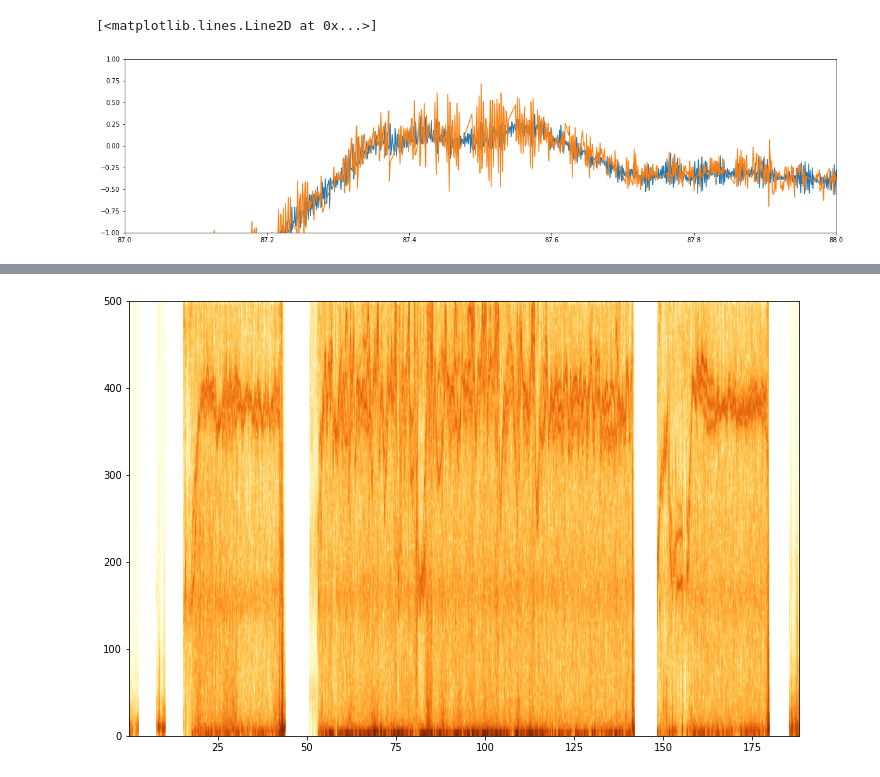
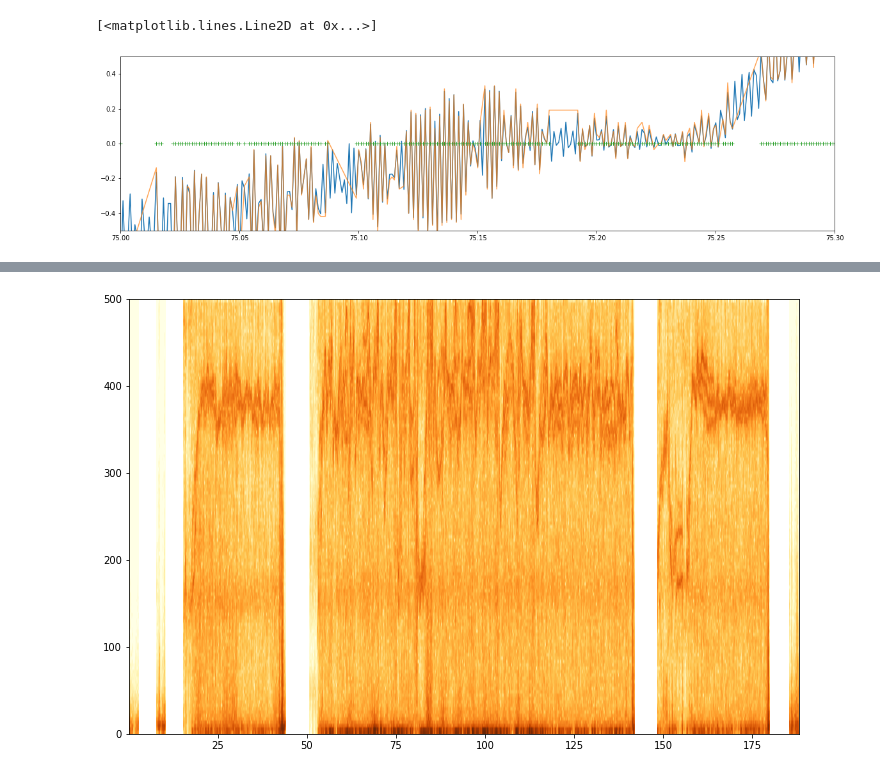
Before and after one commit to VladimirP1/firefly-resampler, a Jupyter notebook: interp_fft_reg.ipynb, the cells around one changed output, grey strips where cells are left out. Saved outputs shown, nothing was run; the diff lists cells and outputs as text; code cells hidden in the pictures.

```diff
--- a/interp_fft_reg.ipynb
+++ b/interp_fft_reg.ipynb
@@ -22,5 +18,5 @@ def read_rc(path):
   ts,xs,ys,zs = data.values[:,[0,1,2,3]].T
   return np.vstack((ts/1e3, zs*gyroscale, xs*gyroscale, -ys*gyroscale)).astype(np.float64)
 # %%
-hawk_data = read_hawk('hawk.csv')
-rc_data = read_rc('rc.csv')
+hawk_data = read_hawk('../hawk.csv')
+rc_data = read_rc('../rc.csv')
@@ -58,10 +121,10 @@ hawk_shift = shift_data(rc_data, hawk_data)
 # %%
 plt.figure(figsize=(20,5))
-plt.xlim(87.000,88.000)
-plt.ylim(-1,1)
-
-plt.plot(rc_data[0], rc_data[2],'-')
-plt.plot(hawk_shift[0], hawk_shift[2],'-')
+plt.xlim(75,75.3)
+plt.ylim(-.5,.5)
+plt.plot(hawk_fixed[0], hawk_fixed[1], '-')
+plt.plot(hawk_data[0], hawk_data[1], '-', alpha=.7)
+plt.plot(hawk_data[0], np.zeros((len(hawk_data[0]),)),'+')
 # %% [output]
 [<matplotlib.lines.Line2D at 0x...>]
-[figure, old version]
+[figure, new version]
```
Also changed, not shown: parts of 7 cells of this notebook.
